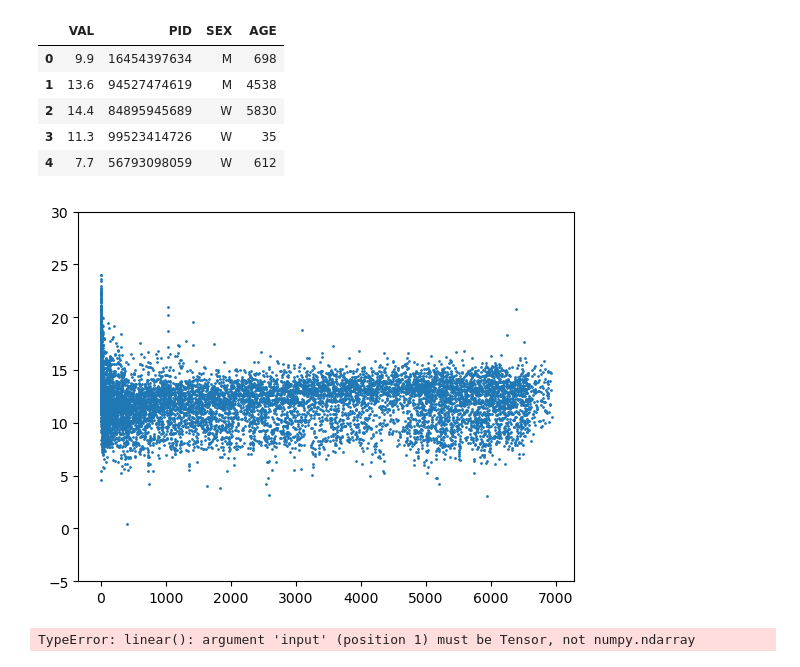
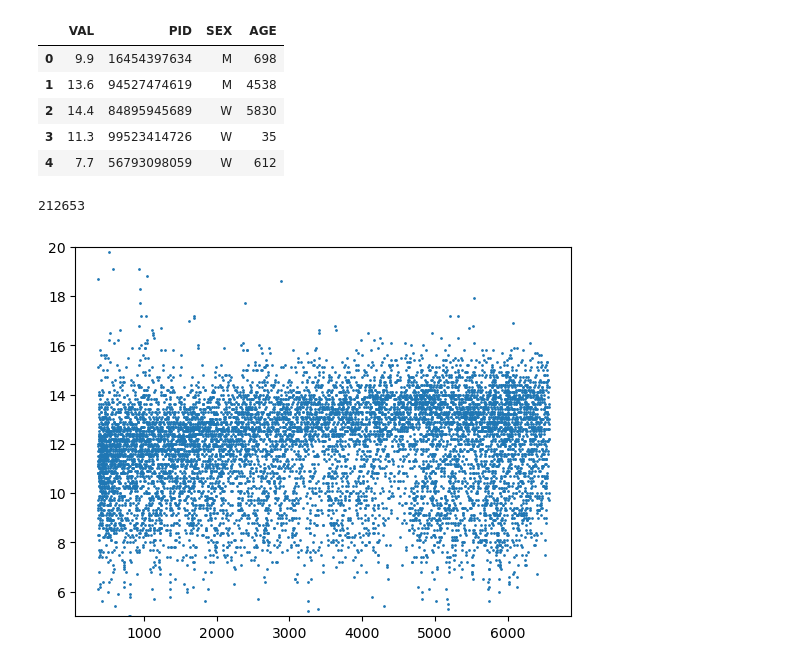
Before and after one commit to tobiasweckop/Robust-NAMLSS, a Jupyter notebook: Hemoglobin.ipynb, the cells around one changed output. Drawn from its saved outputs; the diff is of its cells as text; code cells hidden in the pictures.

```diff
--- a/Hemoglobin.ipynb
+++ b/Hemoglobin.ipynb
@@ -162,6 +164,12 @@ hemoglobin.head()
 | 2 | 14.4 | 84895945689 | W | 5830 |
 | 3 | 11.3 | 99523414726 | W | 35 |
 | 4 | 7.7 | 56793098059 | W | 612 |
+# %%
+hemoglobin = hemoglobin[hemoglobin["AGE"] > 365]
+hemoglobin = hemoglobin[hemoglobin["AGE"] < 6570]
+len(hemoglobin)
+# %% [output]
+212653
 # %%
 import random
 
@@ -182,10 +190,10 @@ y_test = female_df[testing_sample_indices, 1]
 # %%
 import matplotlib.pyplot as plt
 
 plt.plot(x_test, y_test, "o", markersize = 1)
-plt.ylim(-5, 30)
+plt.ylim(5, 20)
 
 plt.show()
 # %% [output]
-[figure, old version]
+[figure, new version]
 # %%
@@ -219,5 +219,3 @@ y_test_scaled = y_scaler.transform(y_test)
 # %%
-robust_c = get_aeberhard_penalty(x_train_scaled, y_train_scaled, x_val_scaled, y_val_scaled, 0.05)
-strict_c = get_aeberhard_penalty(x_train_scaled, y_train_scaled, x_val_scaled, y_val_scaled, 0.1)
+# robust_c = get_aeberhard_penalty(x_train_scaled, y_train_scaled, x_val_scaled, y_val_scaled, 0.5)
+# strict_c = get_aeberhard_penalty(x_train_scaled, y_train_scaled, x_val_scaled, y_val_scaled, 0.6)
-# %% [output]
-TypeError: linear(): argument 'input' (position 1) must be Tensor, not numpy.ndarray
```
Also changed, not shown: parts of 8 cells of this notebook.
